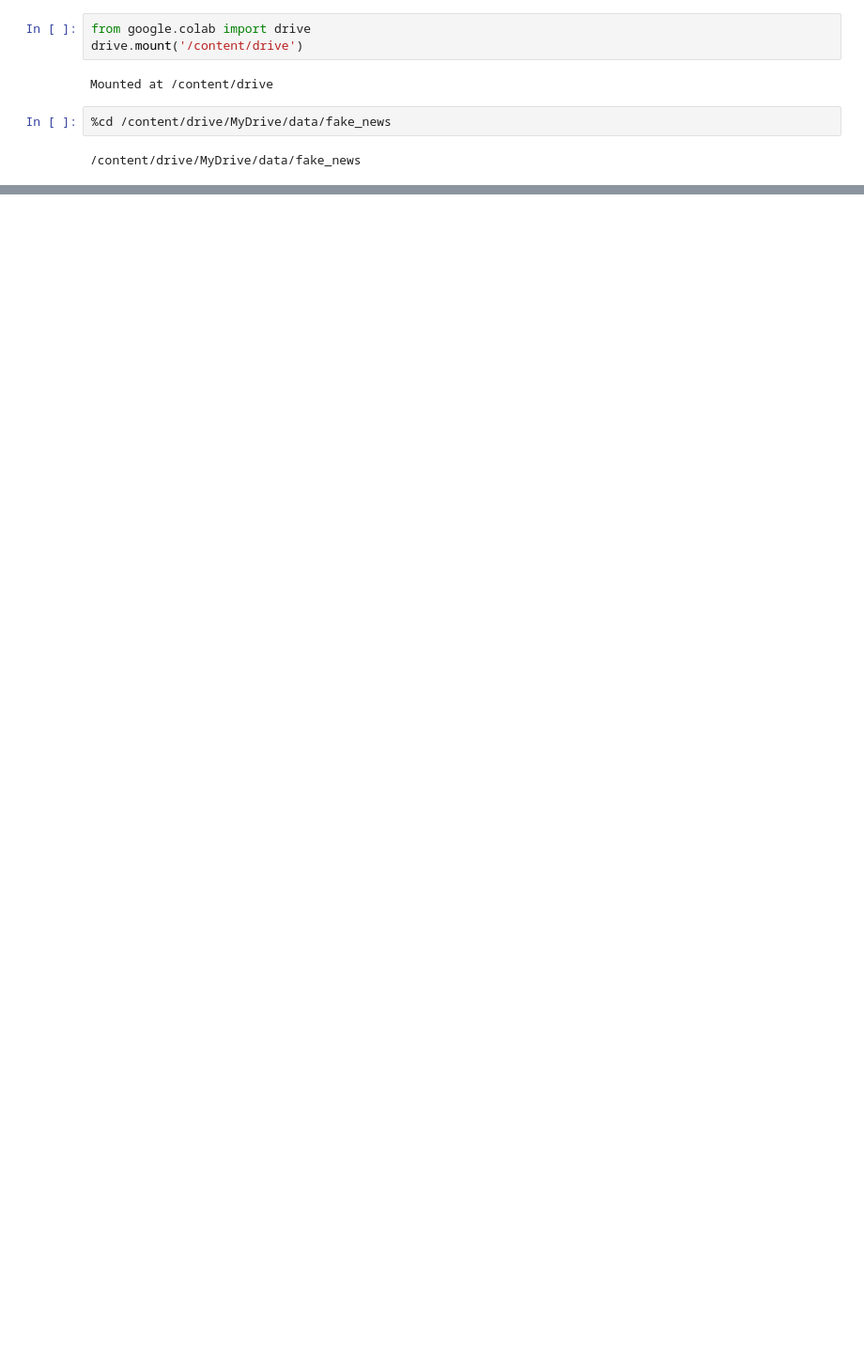
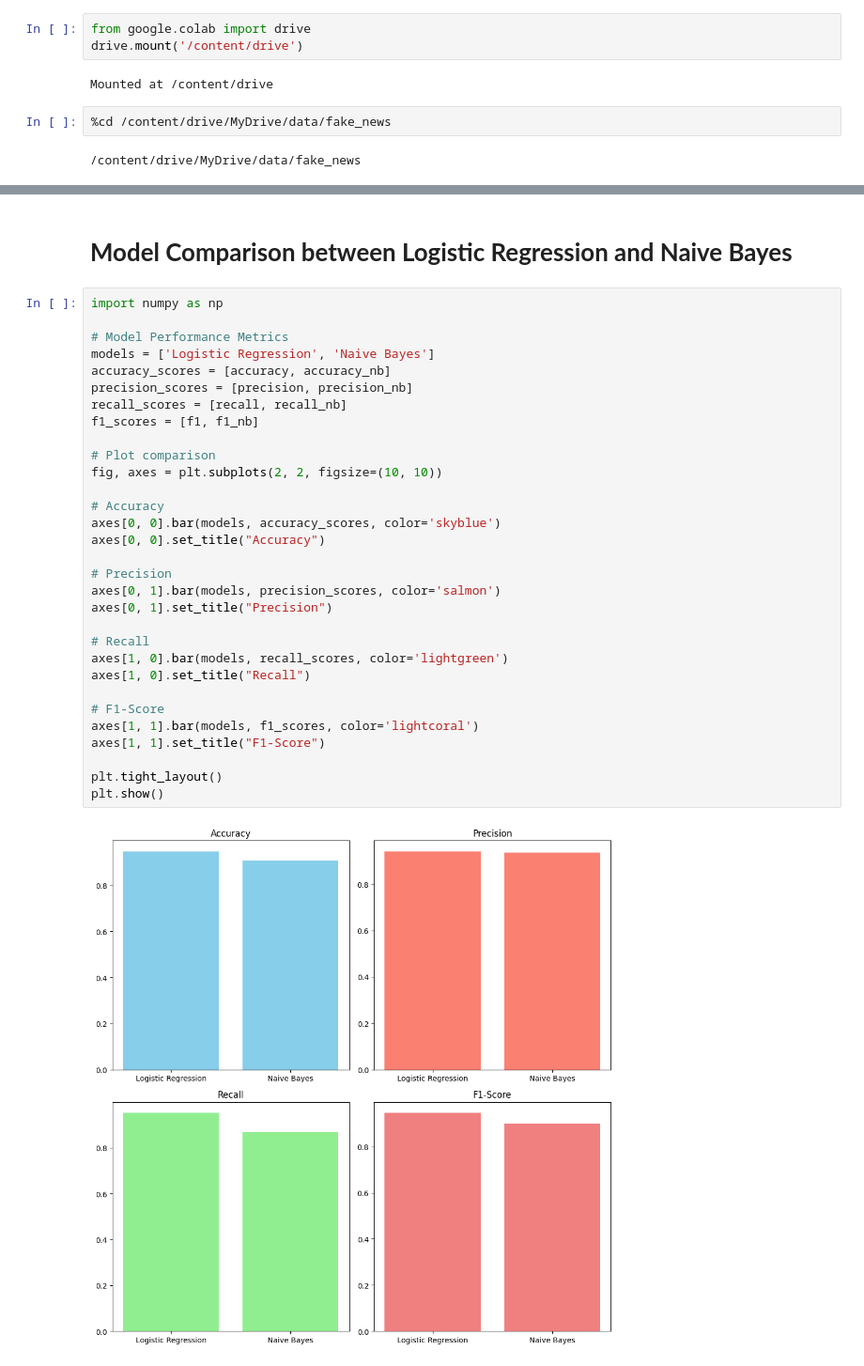
Before and after one commit to Ayxux/NLP_Minor_Project, a Jupyter notebook: Notebook/fake_news_nlp-pipeline.ipynb, the cells around one changed output, grey strips where cells are left out. Shown at 94% size. Saved outputs shown, nothing was run; the diff lists cells and outputs as text; blank space fills up the shorter version.

```diff
--- a/Notebook/fake_news_nlp-pipeline.ipynb
+++ b/Notebook/fake_news_nlp-pipeline.ipynb
@@ -31,0 +261,35 @@ os.listdir('/content/drive/MyDrive/data/fake_news')
+# %% [markdown]
+# **Model Comparison between Logistic Regression and Naive Bayes**
+# %%
+import numpy as np
+
+# Model Performance Metrics
+models = ['Logistic Regression', 'Naive Bayes']
+accuracy_scores = [accuracy, accuracy_nb]
+precision_scores = [precision, precision_nb]
+recall_scores = [recall, recall_nb]
+f1_scores = [f1, f1_nb]
+
+# Plot comparison
+fig, axes = plt.subplots(2, 2, figsize=(10, 10))
+
+# Accuracy
+axes[0, 0].bar(models, accuracy_scores, color='skyblue')
+axes[0, 0].set_title("Accuracy")
+
+# Precision
+axes[0, 1].bar(models, precision_scores, color='salmon')
+axes[0, 1].set_title("Precision")
+
+# Recall
+axes[1, 0].bar(models, recall_scores, color='lightgreen')
+axes[1, 0].set_title("Recall")
+
+# F1-Score
+axes[1, 1].bar(models, f1_scores, color='lightcoral')
+axes[1, 1].set_title("F1-Score")
+
+plt.tight_layout()
+plt.show()
+# %% [output]
+[figure, added]
```
Also changed, not shown: parts of 20 cells of this notebook.
